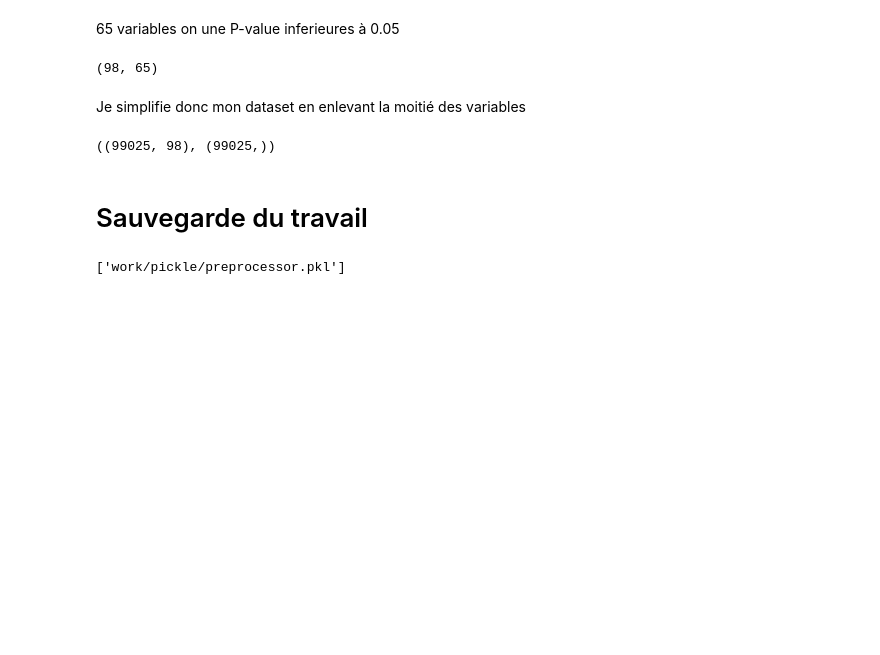
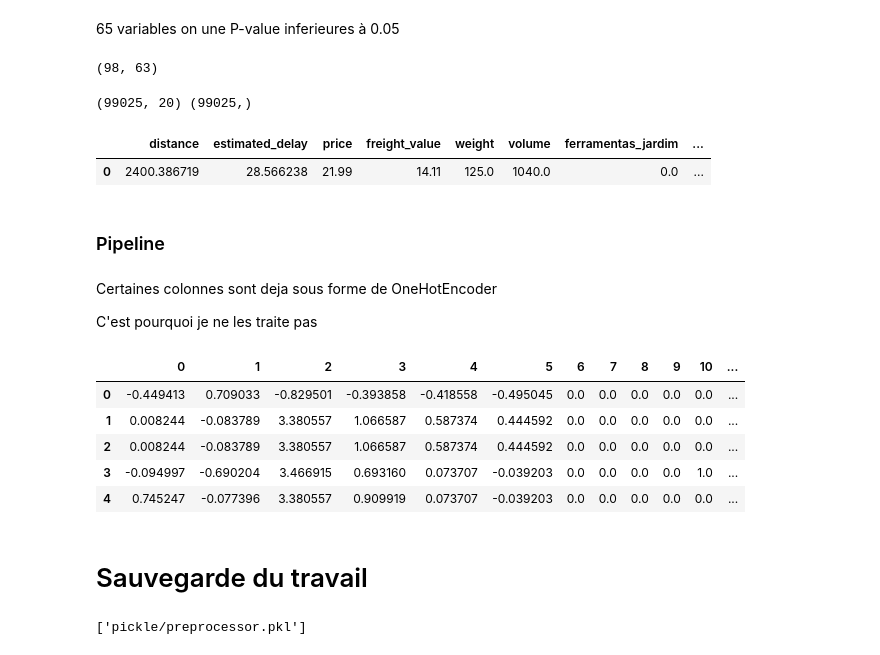
Before and after one commit to Nicolas-Malgat/E2_prediction_temps_livraison, a Jupyter notebook: work/3_feature_engineering.ipynb, the cells around one changed output. Saved outputs shown, nothing was run; the diff lists cells and outputs as text; code cells hidden in the pictures; blank space fills up the shorter version.

```diff
--- a/work/3_feature_engineering.ipynb
+++ b/work/3_feature_engineering.ipynb
@@ -141,3 +163,6 @@ df = df.drop(columns=[
     'order_delivered_customer_date', 'order_estimated_delivery_date',
     'customer_lat', 'customer_lng', 'seller_lat', 'seller_lng'
 ], errors='ignore')
+
+y = df.pop('shipping_delay')
+y = y.astype('float')
@@ -201,0 +169,9 @@ X.head(1)
+# %%
+print(df.memory_usage().sum())
+numeric_cols = df.select_dtypes(include=np.number).columns
+
+# optimisation de taille
+df[numeric_cols] = df[numeric_cols].apply(pd.to_numeric, downcast="float")
+y = y.apply(pd.to_numeric, downcast="float")
+
+print(df.memory_usage().sum())
@@ -208,14 +193,18 @@ X.shape[1], (abs(X.corrwith(y)).sort_values(ascending=False) < 0.01).sum()
 # %% [markdown]
 65 variables on une P-value inferieures à 0.05
 # %%
-X.shape[1], (pd.Series(chi2(X, y)[1]).sort_values(ascending=True) < 0.05).sum()
+df.shape[1], (pd.Series(f_regression(df, y)[1]).sort_values(ascending=True) < 0.05).sum()
 # %% [output]
-(98, 65)
+(98, 63)
-# %% [markdown]
-Je simplifie donc mon dataset en enlevant la moitié des variables
-# %%
-selector = SelectKBest(chi2, k=X.shape[1]//2)
-X = selector.fit_transform(X, y)
-X.shape, y.shape
-# %% [output]
-((99025, 98), (99025,))
+# %%
+df_cols = df.columns
+
+selector = SelectKBest(f_regression, k=20)
+X = pd.DataFrame(selector.fit_transform(df, y))
+X.columns = df_cols[selector.get_support()]
+print(X.shape, y.shape)
+X.head(1)
+# %% [output]
+(99025, 20) (99025,)
+|  | distance | estimated_delay | price | freight_value | weight | volume | ferramentas_jardim | ... |
+| 0 | 2400.386719 | 28.566238 | 21.99 | 14.11 | 125.0 | 1040.0 | 0.0 | ... |
@@ -222,3 +219,37 @@ X.shape, y.shape
+# %% [markdown]
+### Pipeline
+# %% [markdown]
+Certaines colonnes sont deja sous forme de OneHotEncoder
+
+C'est pourquoi je ne les traite pas
+# %%
+from sklearn.preprocessing import StandardScaler
+from sklearn.impute import SimpleImputer
+
+numeric_transformer = Pipeline(steps=[
+    ('scaler', StandardScaler())
+])
+categorical_transformer = Pipeline(steps=[
+    ('do_nothing', SimpleImputer(strategy='constant', fill_value=-1))
+])
+
+categorical_features = X.columns[(~(X.nunique() > 2)).to_list()]
+numeric_features = X.columns[(X.nunique() > 2).to_list()]
+
+preprocessor = ColumnTransformer(transformers=[
+    ('num', numeric_transformer, numeric_features),
+    ('cat', categorical_transformer, categorical_features),
+])
+# %%
+X = pd.DataFrame(preprocessor.fit_transform(X))
+X.head(5)
+# %% [output]
+|  | 0 | 1 | 2 | 3 | 4 | 5 | 6 | 7 | 8 | 9 | 10 | ... |
+| 0 | -0.449413 | 0.709033 | -0.829501 | -0.393858 | -0.418558 | -0.495045 | 0.0 | 0.0 | 0.0 | 0.0 | 0.0 | ... |
+| 1 | 0.008244 | -0.083789 | 3.380557 | 1.066587 | 0.587374 | 0.444592 | 0.0 | 0.0 | 0.0 | 0.0 | 0.0 | ... |
+| 2 | 0.008244 | -0.083789 | 3.380557 | 1.066587 | 0.587374 | 0.444592 | 0.0 | 0.0 | 0.0 | 0.0 | 0.0 | ... |
+| 3 | -0.094997 | -0.690204 | 3.466915 | 0.693160 | 0.073707 | -0.039203 | 0.0 | 0.0 | 0.0 | 0.0 | 1.0 | ... |
+| 4 | 0.745247 | -0.077396 | 3.380557 | 0.909919 | 0.073707 | -0.039203 | 0.0 | 0.0 | 0.0 | 0.0 | 0.0 | ... |
 # %% [markdown]
 # Sauvegarde du travail
 # %%
@@ -235,8 +265,8 @@ con.close()
 from joblib import dump, load
 from pathlib import Path
 
-dossier_preprocessor = 'work/pickle/'
+dossier_preprocessor = 'pickle/'
 Path(dossier_preprocessor).mkdir(parents=True, exist_ok=True)
 dump(preprocessor, dossier_preprocessor + 'preprocessor' + '.pkl')
 # %% [output]
-['work/pickle/preprocessor.pkl']
+['pickle/preprocessor.pkl']
```
Also changed, not shown: parts of 14 cells of this notebook, 11 other files.
